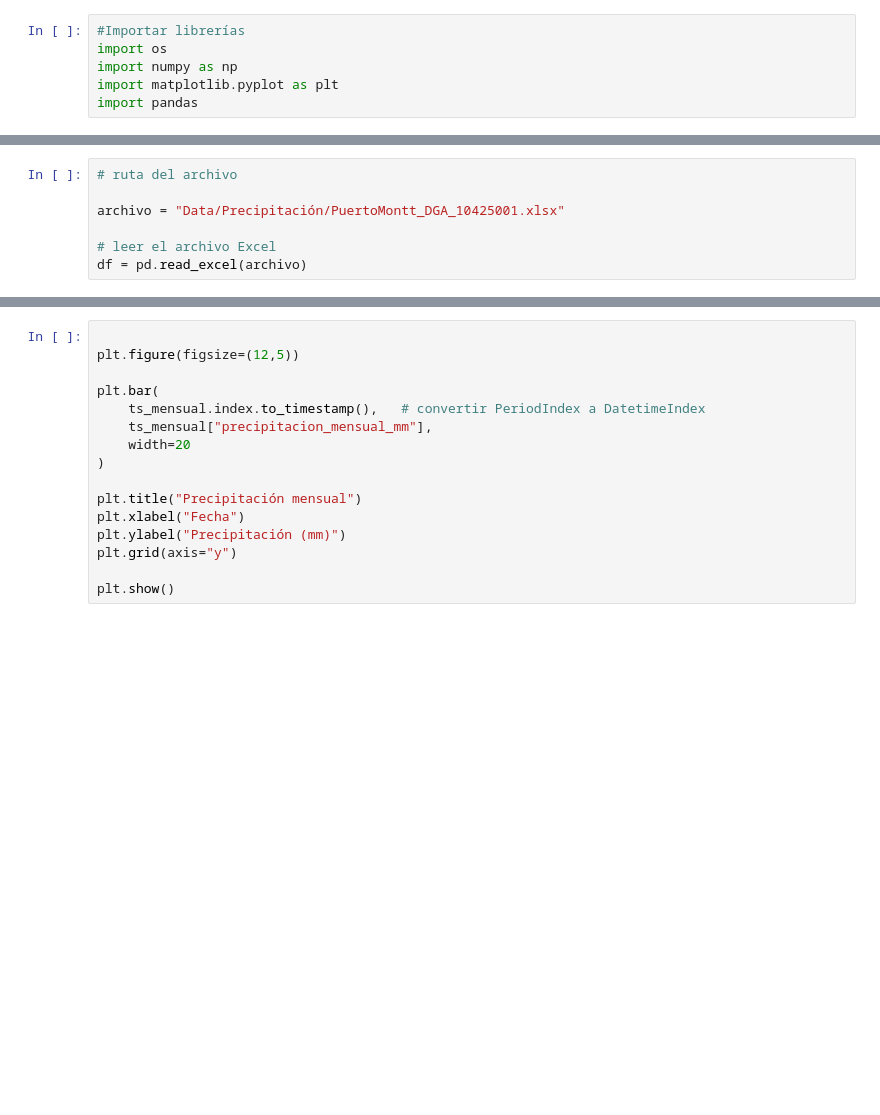
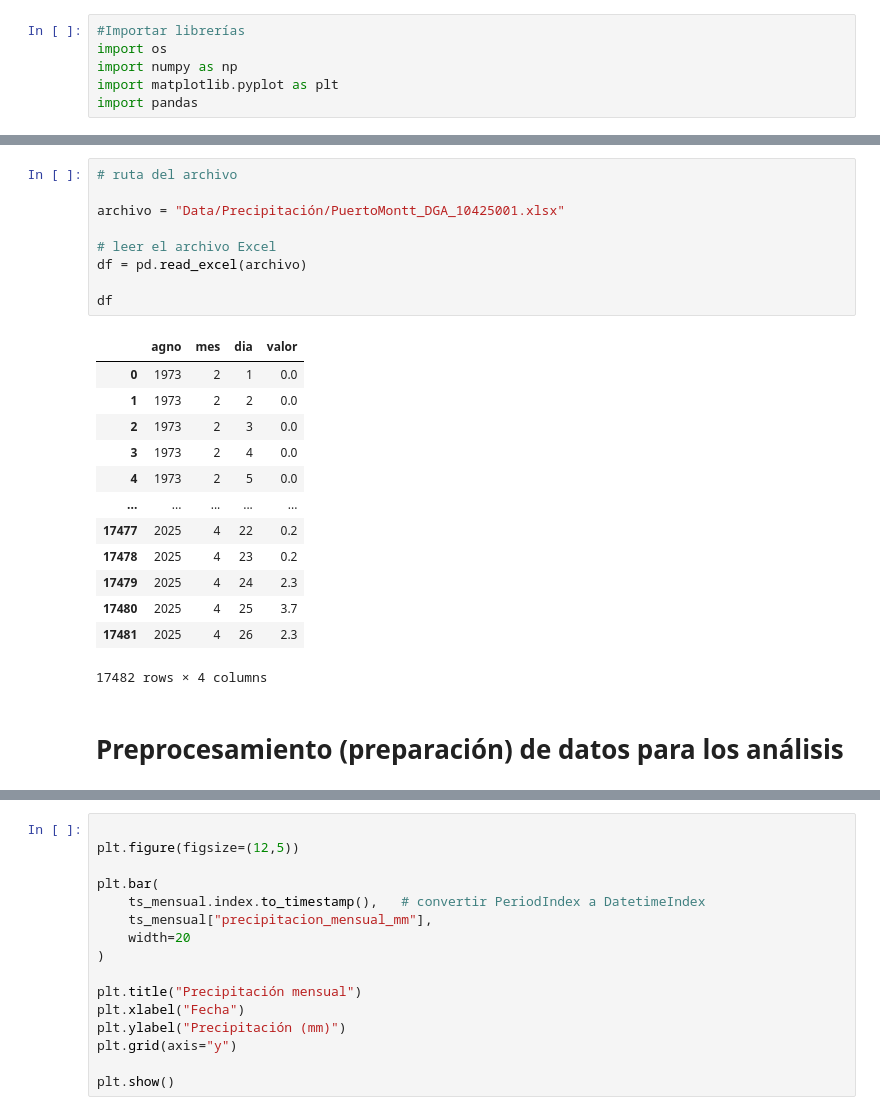
Before and after one commit to matiasalz/RIO-ITATA, a Jupyter notebook: 02_Probabilidad_estadística.ipynb, the cells around one changed output, grey strips where cells are left out. Drawn from its saved outputs; the diff is of its cells as text; blank space fills up the shorter version.

```diff
--- a/02_Probabilidad_estadística.ipynb
+++ b/02_Probabilidad_estadística.ipynb
@@ -70,10 +73,28 @@ import pandas
 # %%
 # ruta del archivo
 
 archivo = "Data/Precipitación/PuertoMontt_DGA_10425001.xlsx"
 
 # leer el archivo Excel
 df = pd.read_excel(archivo)
+
+df
+# %% [output]
+|  | agno | mes | dia | valor |
+| 0 | 1973 | 2 | 1 | 0.0 |
+| 1 | 1973 | 2 | 2 | 0.0 |
+| 2 | 1973 | 2 | 3 | 0.0 |
+| 3 | 1973 | 2 | 4 | 0.0 |
+| 4 | 1973 | 2 | 5 | 0.0 |
+| ... | ... | ... | ... | ... |
+| 17477 | 2025 | 4 | 22 | 0.2 |
+| 17478 | 2025 | 4 | 23 | 0.2 |
+| 17479 | 2025 | 4 | 24 | 2.3 |
+| 17480 | 2025 | 4 | 25 | 3.7 |
+| 17481 | 2025 | 4 | 26 | 2.3 |
+17482 rows × 4 columns
+# %% [markdown]
+# Preprocesamiento (preparación) de datos para los análisis
 # %%
 # limpiar nombres de columnas
 df.columns = df.columns.str.strip().str.lower()
```
Also changed, not shown: parts of 18 cells of this notebook.
